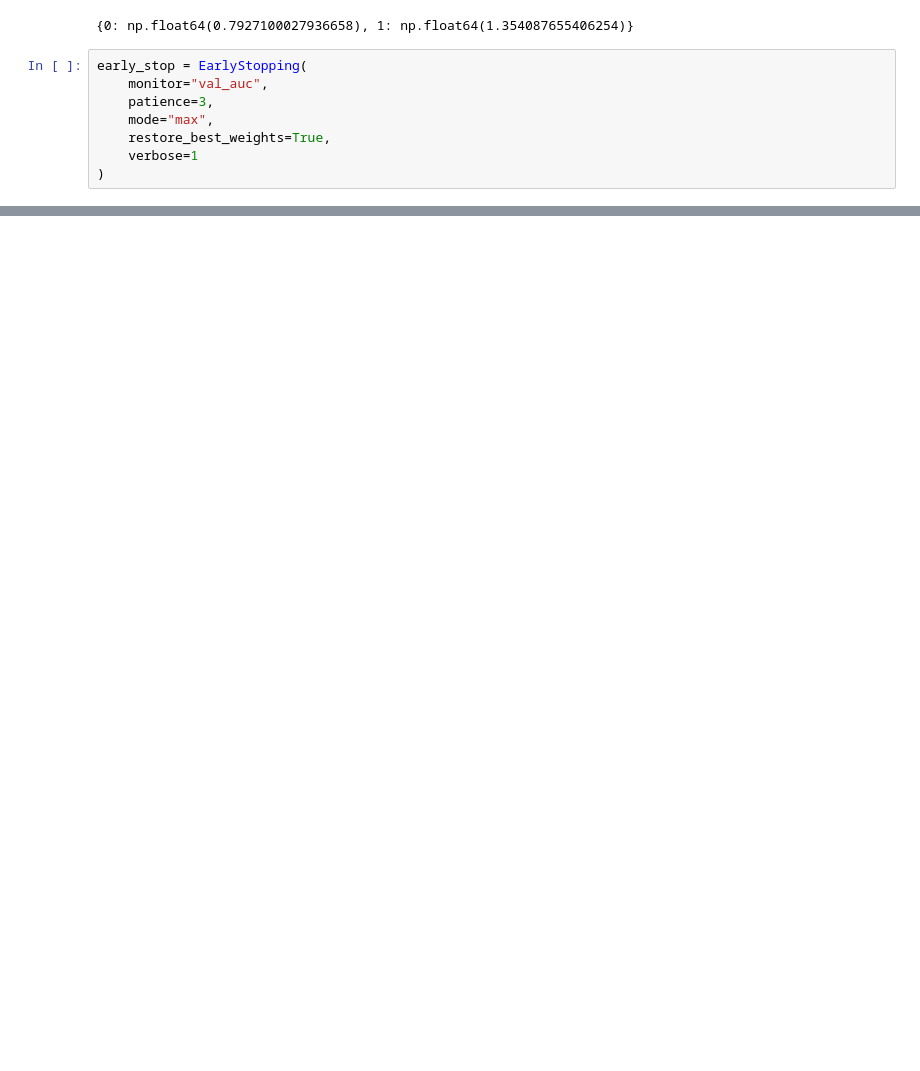
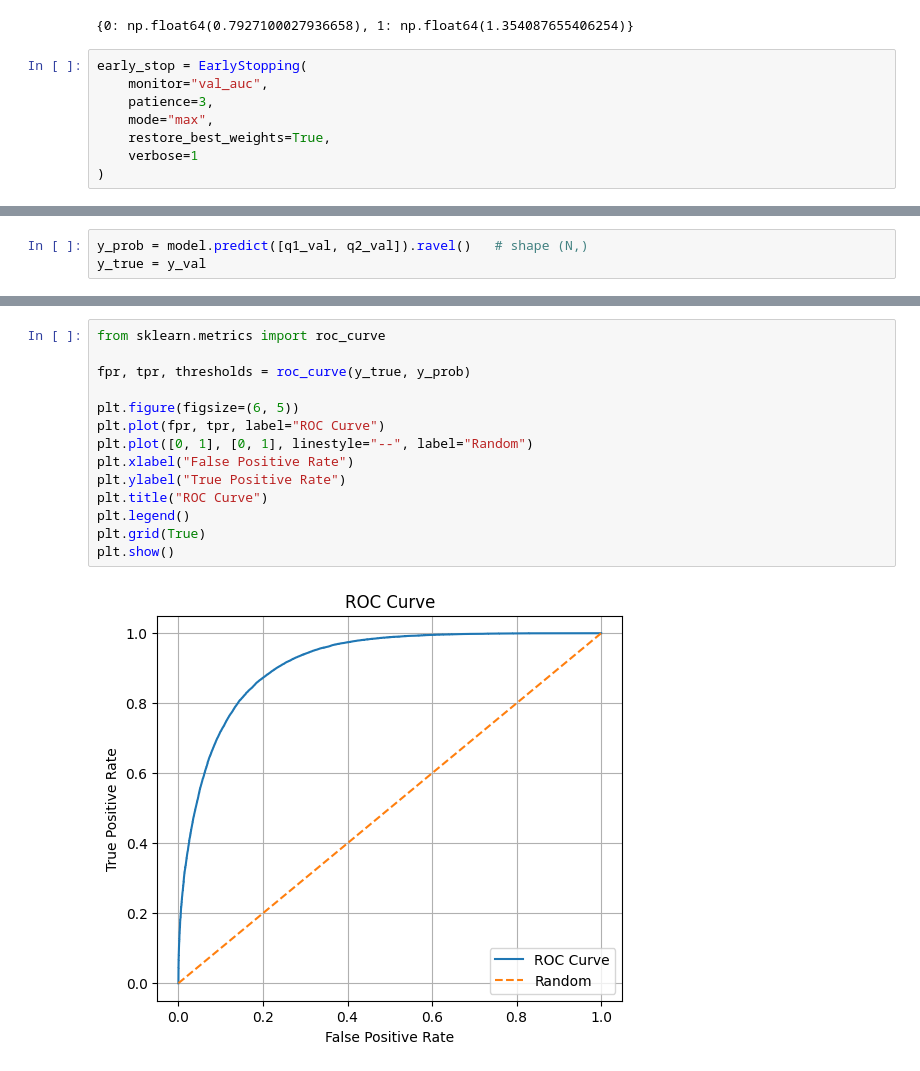
Before and after one commit to Aryan-Kaisth/Duplicate_Question_Pair_Detection, a Jupyter notebook: notebooks/question_pairs.ipynb, the cells around one changed output, grey strips where cells are left out. Drawn from its saved outputs; the diff is of its cells as text; blank space fills up the shorter version.

```diff
--- a/notebooks/question_pairs.ipynb
+++ b/notebooks/question_pairs.ipynb
@@ -539,0 +451,3 @@ plt.show()
+# %%
+y_prob = model.predict([q1_val, q2_val]).ravel()   # shape (N,)
+y_true = y_val
@@ -539,0 +475,16 @@ plt.show()
+# %%
+from sklearn.metrics import roc_curve
+
+fpr, tpr, thresholds = roc_curve(y_true, y_prob)
+
+plt.figure(figsize=(6, 5))
+plt.plot(fpr, tpr, label="ROC Curve")
+plt.plot([0, 1], [0, 1], linestyle="--", label="Random")
+plt.xlabel("False Positive Rate")
+plt.ylabel("True Positive Rate")
+plt.title("ROC Curve")
+plt.legend()
+plt.grid(True)
+plt.show()
+# %% [output]
+[figure, added]
```
Also changed, not shown: parts of 27 cells of this notebook, 27 other files.
